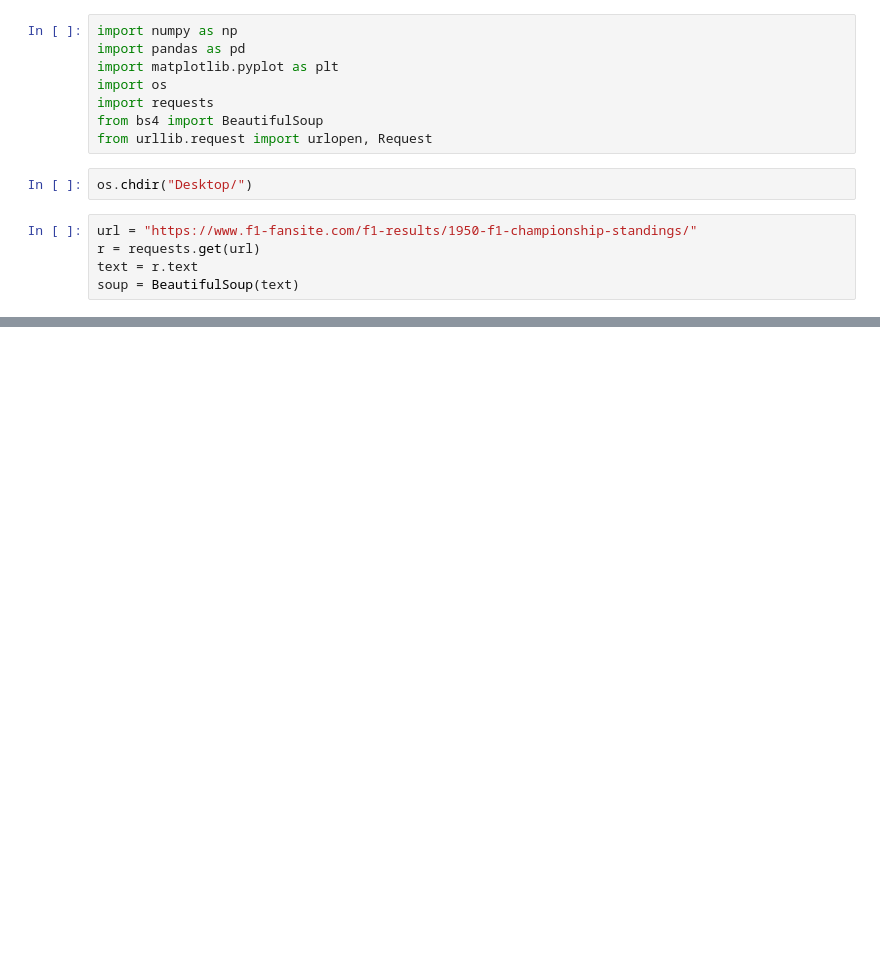
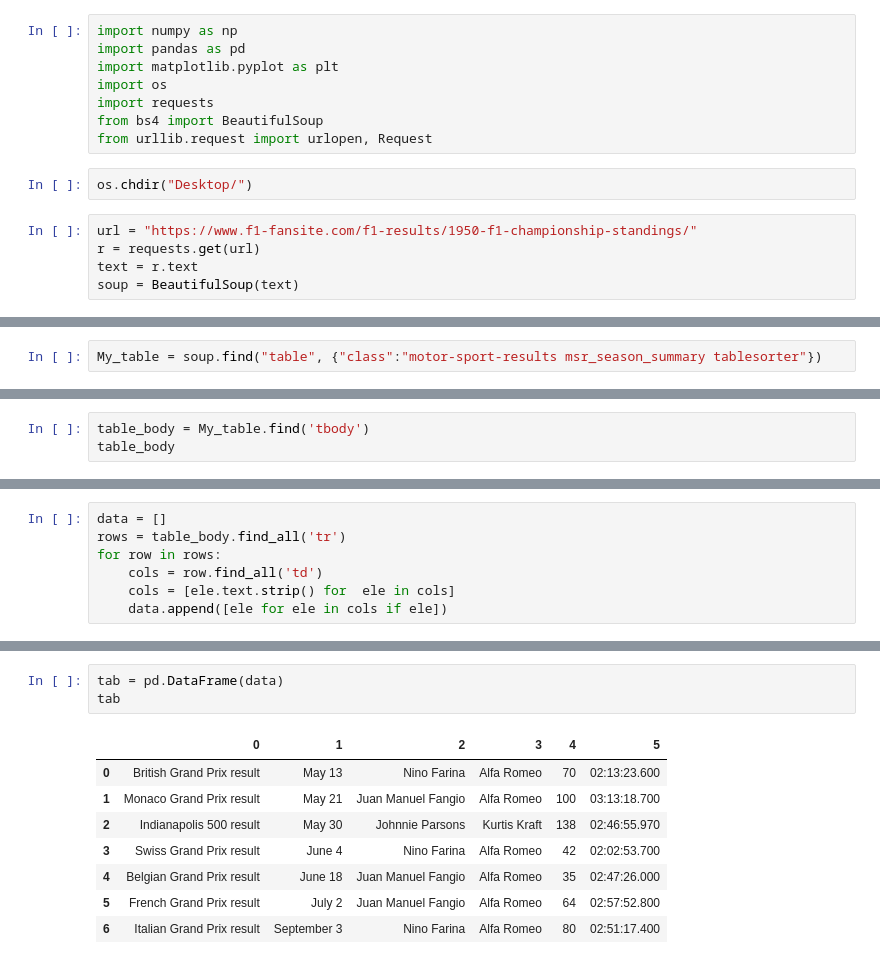
Before and after one commit to Mirkoforgi/Data-Processing-in-Python_project, a Jupyter notebook: HTML-parsing-F1.ipynb, the cells around one changed output, grey strips where cells are left out. Drawn from its saved outputs; the diff is of its cells as text; blank space fills up the shorter version.

```diff
--- a/HTML-parsing-F1.ipynb
+++ b/HTML-parsing-F1.ipynb
@@ -57,0 +36,2 @@ https://www.f1-fansite.com/cookie-policy/
+# %%
+My_table = soup.find("table", {"class":"motor-sport-results msr_season_summary tablesorter"})
@@ -57,0 +40,3 @@ https://www.f1-fansite.com/cookie-policy/
+# %%
+table_body = My_table.find('tbody')
+table_body
@@ -57,0 +45,7 @@ https://www.f1-fansite.com/cookie-policy/
+# %%
+data = []
+rows = table_body.find_all('tr')
+for row in rows:
+    cols = row.find_all('td')
+    cols = [ele.text.strip() for  ele in cols]
+    data.append([ele for ele in cols if ele])
@@ -57,0 +72,12 @@ https://www.f1-fansite.com/cookie-policy/
+# %%
+tab = pd.DataFrame(data)
+tab
+# %% [output]
+|  | 0 | 1 | 2 | 3 | 4 | 5 |
+| 0 | British Grand Prix result | May 13 | Nino Farina | Alfa Romeo | 70 | 02:13:23.600 |
+| 1 | Monaco Grand Prix result | May 21 | Juan Manuel Fangio | Alfa Romeo | 100 | 03:13:18.700 |
+| 2 | Indianapolis 500 result | May 30 | Johnnie Parsons | Kurtis Kraft | 138 | 02:46:55.970 |
+| 3 | Swiss Grand Prix result | June 4 | Nino Farina | Alfa Romeo | 42 | 02:02:53.700 |
+| 4 | Belgian Grand Prix result | June 18 | Juan Manuel Fangio | Alfa Romeo | 35 | 02:47:26.000 |
+| 5 | French Grand Prix result | July 2 | Juan Manuel Fangio | Alfa Romeo | 64 | 02:57:52.800 |
+| 6 | Italian Grand Prix result | September 3 | Nino Farina | Alfa Romeo | 80 | 02:51:17.400 |
```
Also changed, not shown: parts of 11 cells of this notebook.
